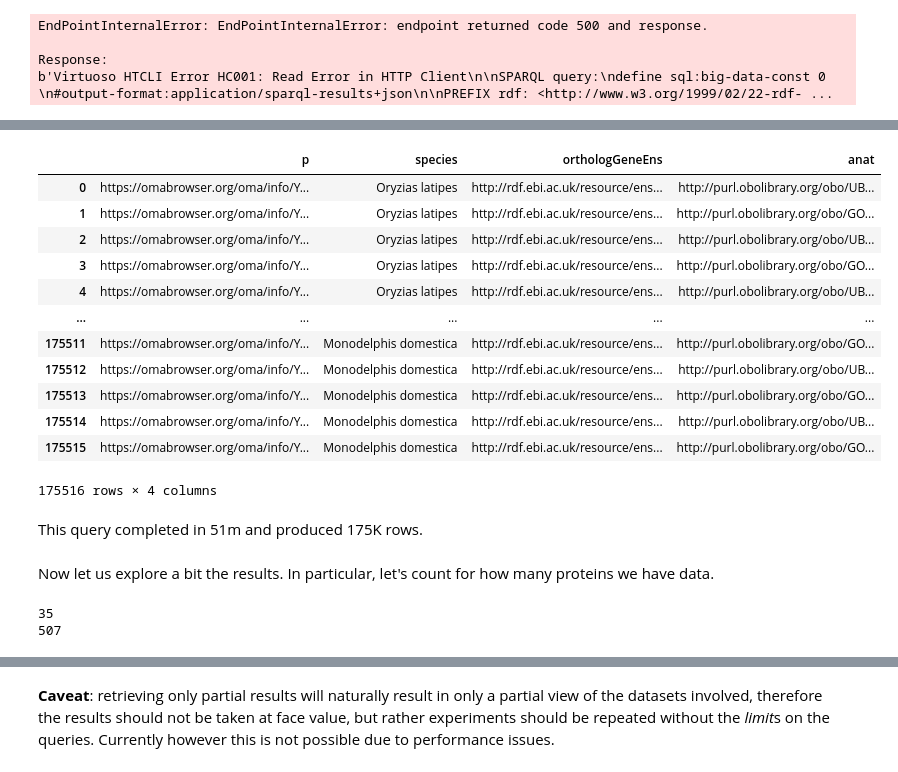
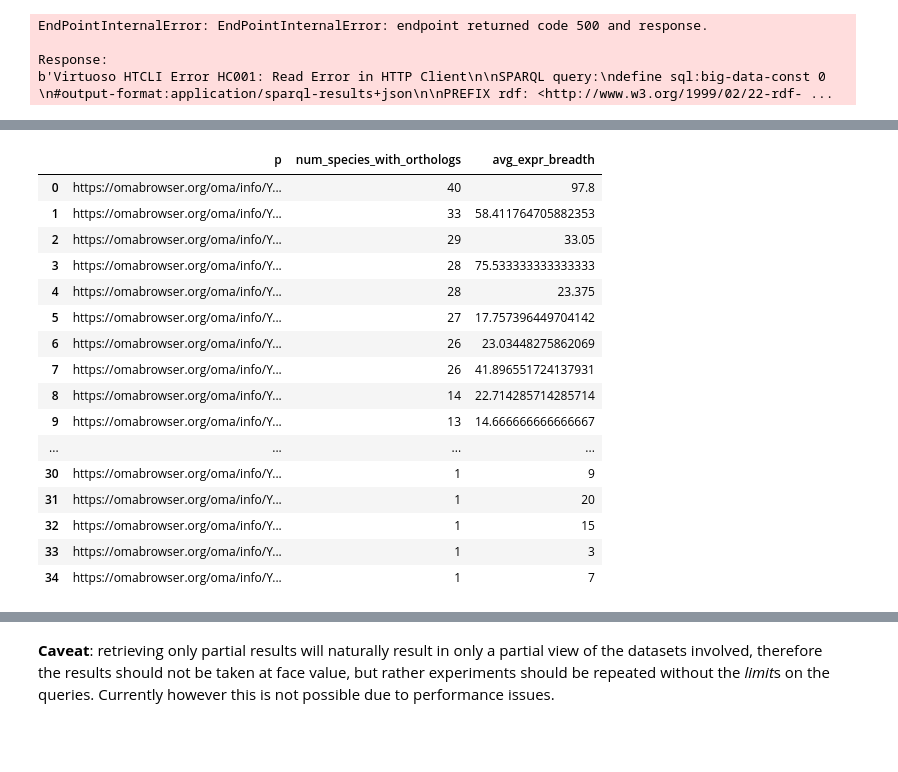
Before and after one commit to dssib/swat23-data-in-use, a Jupyter notebook: UniProt-OMA-Bgee.ipynb, the cells around one changed output, grey strips where cells are left out. Saved outputs shown, nothing was run; the diff lists cells and outputs as text; code cells hidden in the pictures; blank space fills up the shorter version.

Commit message:
update running on bgee side after federation enabled there

```diff
--- a/UniProt-OMA-Bgee.ipynb
+++ b/UniProt-OMA-Bgee.ipynb
@@ -23,7 +23,7 @@ UniProt_SPARQL_endpoint = "https://sparql.uniprot.org/sparql/"
 # the endpoints must be defined as wrappers for executing SPARQL queries
 sparql_endpoint_OMA = SPARQLWrapper(OMA_SPARQL_endpoint)
 sparql_endpoint_UniProt = SPARQLWrapper(UniProt_SPARQL_endpoint)
-
+sparql_endpoint_Bgee = SPARQLWrapper(Bgee_SPARQL_endpoint)
 # function to print in a table results of a SPARQL query
 def pretty_print(results):
 
@@ -502,29 +497,20 @@ Wall time: 51min 52s
 # %%
-pretty_print(results)
+pretty_print(results_groupby_Bgee)
 # %% [output]
-|  | p | species | orthologGeneEns | anat |
-| 0 | https://omabrowser.org/oma/info/Y... | Oryzias latipes | http://rdf.ebi.ac.uk/resource/ens... | http://purl.obolibrary.org/obo/UB... |
-| 1 | https://omabrowser.org/oma/info/Y... | Oryzias latipes | http://rdf.ebi.ac.uk/resource/ens... | http://purl.obolibrary.org/obo/GO... |
-| 2 | https://omabrowser.org/oma/info/Y... | Oryzias latipes | http://rdf.ebi.ac.uk/resource/ens... | http://purl.obolibrary.org/obo/UB... |
-| 3 | https://omabrowser.org/oma/info/Y... | Oryzias latipes | http://rdf.ebi.ac.uk/resource/ens... | http://purl.obolibrary.org/obo/GO... |
-| 4 | https://omabrowser.org/oma/info/Y... | Oryzias latipes | http://rdf.ebi.ac.uk/resource/ens... | http://purl.obolibrary.org/obo/UB... |
-| ... | ... | ... | ... | ... |
-| 175511 | https://omabrowser.org/oma/info/Y... | Monodelphis domestica | http://rdf.ebi.ac.uk/resource/ens... | http://purl.obolibrary.org/obo/GO... |
-| 175512 | https://omabrowser.org/oma/info/Y... | Monodelphis domestica | http://rdf.ebi.ac.uk/resource/ens... | http://purl.obolibrary.org/obo/UB... |
-| 175513 | https://omabrowser.org/oma/info/Y... | Monodelphis domestica | http://rdf.ebi.ac.uk/resource/ens... | http://purl.obolibrary.org/obo/GO... |
-| 175514 | https://omabrowser.org/oma/info/Y... | Monodelphis domestica | http://rdf.ebi.ac.uk/resource/ens... | http://purl.obolibrary.org/obo/UB... |
-| 175515 | https://omabrowser.org/oma/info/Y... | Monodelphis domestica | http://rdf.ebi.ac.uk/resource/ens... | http://purl.obolibrary.org/obo/GO... |
+|  | p | num_species_with_orthologs | avg_expr_breadth |
+| 0 | https://omabrowser.org/oma/info/Y... | 40 | 97.8 |
+| 1 | https://omabrowser.org/oma/info/Y... | 33 | 58.411764705882353 |
+| 2 | https://omabrowser.org/oma/info/Y... | 29 | 33.05 |
+| 3 | https://omabrowser.org/oma/info/Y... | 28 | 75.533333333333333 |
+| 4 | https://omabrowser.org/oma/info/Y... | 28 | 23.375 |
+| 5 | https://omabrowser.org/oma/info/Y... | 27 | 17.757396449704142 |
+| 6 | https://omabrowser.org/oma/info/Y... | 26 | 23.03448275862069 |
+| 7 | https://omabrowser.org/oma/info/Y... | 26 | 41.896551724137931 |
+| 8 | https://omabrowser.org/oma/info/Y... | 14 | 22.714285714285714 |
+| 9 | https://omabrowser.org/oma/info/Y... | 13 | 14.666666666666667 |
+| ... | ... | ... | ... |
+| 30 | https://omabrowser.org/oma/info/Y... | 1 | 9 |
+| 31 | https://omabrowser.org/oma/info/Y... | 1 | 20 |
+| 32 | https://omabrowser.org/oma/info/Y... | 1 | 15 |
+| 33 | https://omabrowser.org/oma/info/Y... | 1 | 3 |
+| 34 | https://omabrowser.org/oma/info/Y... | 1 | 7 |
-175516 rows × 4 columns
-# %% [markdown]
-This query completed in 51m and produced 175K rows.
-# %% [markdown]
-Now let us explore a bit the results. In particular, let's count for how many proteins we have data.
-# %%
-proteins = [entry["p"]["value"] for entry in results["results"]["bindings"]]
-print(len(set(proteins)))
-
-orthologs = [entry["orthologGeneEns"]["value"] for entry in results["results"]["bindings"]]
-print(len(set(orthologs)))
-# %% [output]
-35
-507
```
Also changed, not shown: parts of 22 cells of this notebook, 1 other file.
